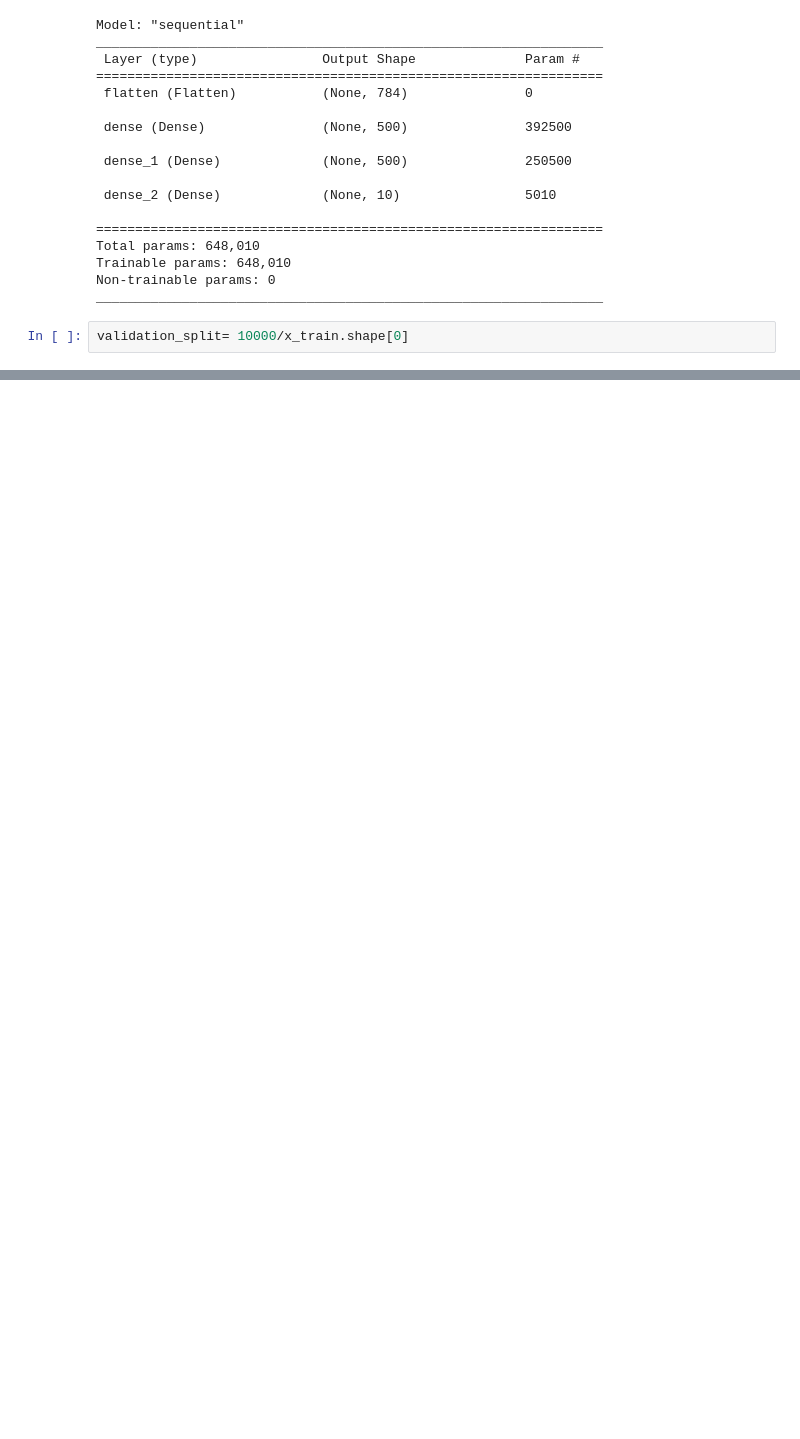
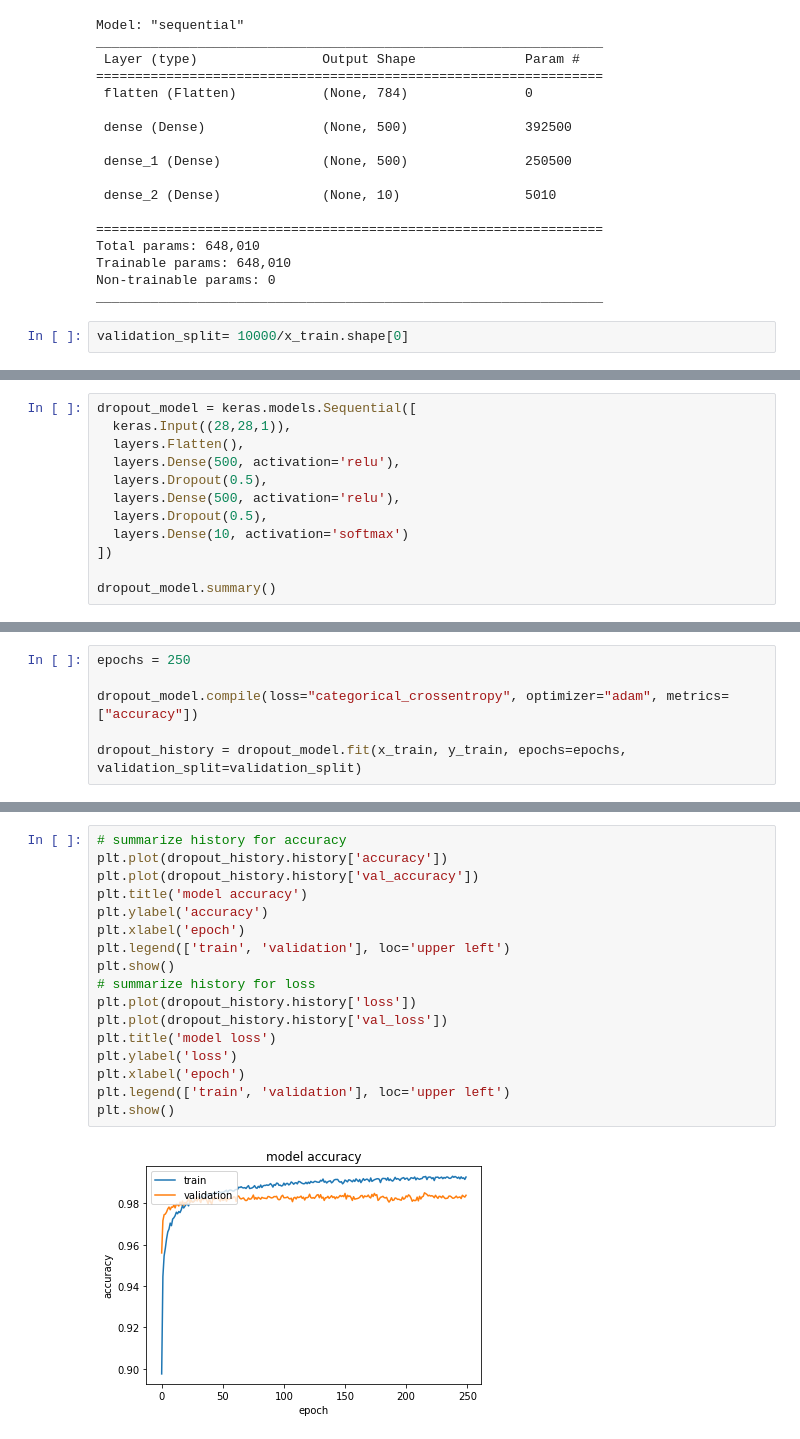
Before and after one commit to siddharthtumre/CV_Assignment2, a Jupyter notebook: CV_assignment.ipynb, the cells around one changed output, grey strips where cells are left out. Cells and saved outputs as stored; diff of their text form; blank space fills up the shorter version.

Commit message:
Added Dropout and l2 regularization

```diff
--- a/CV_assignment.ipynb
+++ b/CV_assignment.ipynb
@@ -120,0 +206,12 @@ Test accuracy: 0.98089998960495
+# %%
+dropout_model = keras.models.Sequential([
+  keras.Input((28,28,1)),
+  layers.Flatten(),
+  layers.Dense(500, activation='relu'),
+  layers.Dropout(0.5),
+  layers.Dense(500, activation='relu'),
+  layers.Dropout(0.5),
+  layers.Dense(10, activation='softmax')
+])
+
+dropout_model.summary()
@@ -120,0 +236,6 @@ Test accuracy: 0.98089998960495
+# %%
+epochs = 250
+
+dropout_model.compile(loss="categorical_crossentropy", optimizer="adam", metrics=["accuracy"])
+
+dropout_history = dropout_model.fit(x_train, y_train, epochs=epochs, validation_split=validation_split)
@@ -120,0 +260,19 @@ Test accuracy: 0.98089998960495
+# %%
+# summarize history for accuracy
+plt.plot(dropout_history.history['accuracy'])
+plt.plot(dropout_history.history['val_accuracy'])
+plt.title('model accuracy')
+plt.ylabel('accuracy')
+plt.xlabel('epoch')
+plt.legend(['train', 'validation'], loc='upper left')
+plt.show()
+# summarize history for loss
+plt.plot(dropout_history.history['loss'])
+plt.plot(dropout_history.history['val_loss'])
+plt.title('model loss')
+plt.ylabel('loss')
+plt.xlabel('epoch')
+plt.legend(['train', 'validation'], loc='upper left')
+plt.show()
+# %% [output]
+[figure, added]
```
Also changed, not shown: parts of 16 cells of this notebook.
